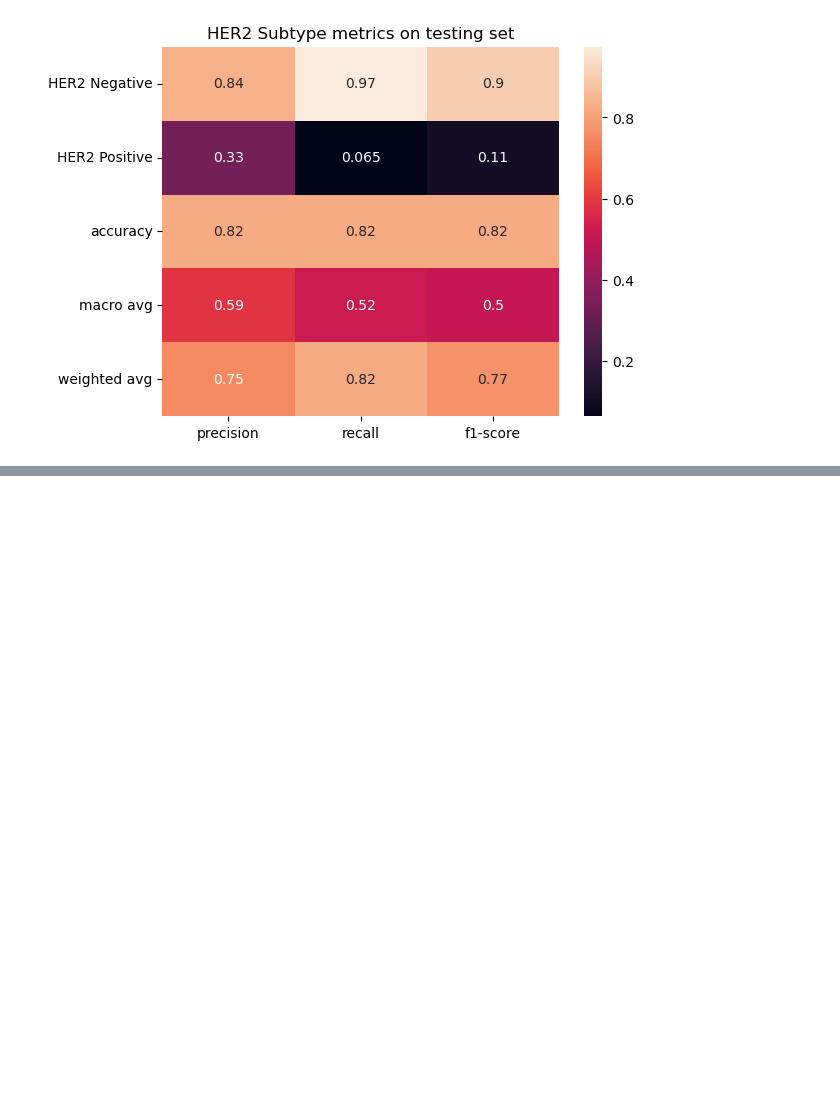
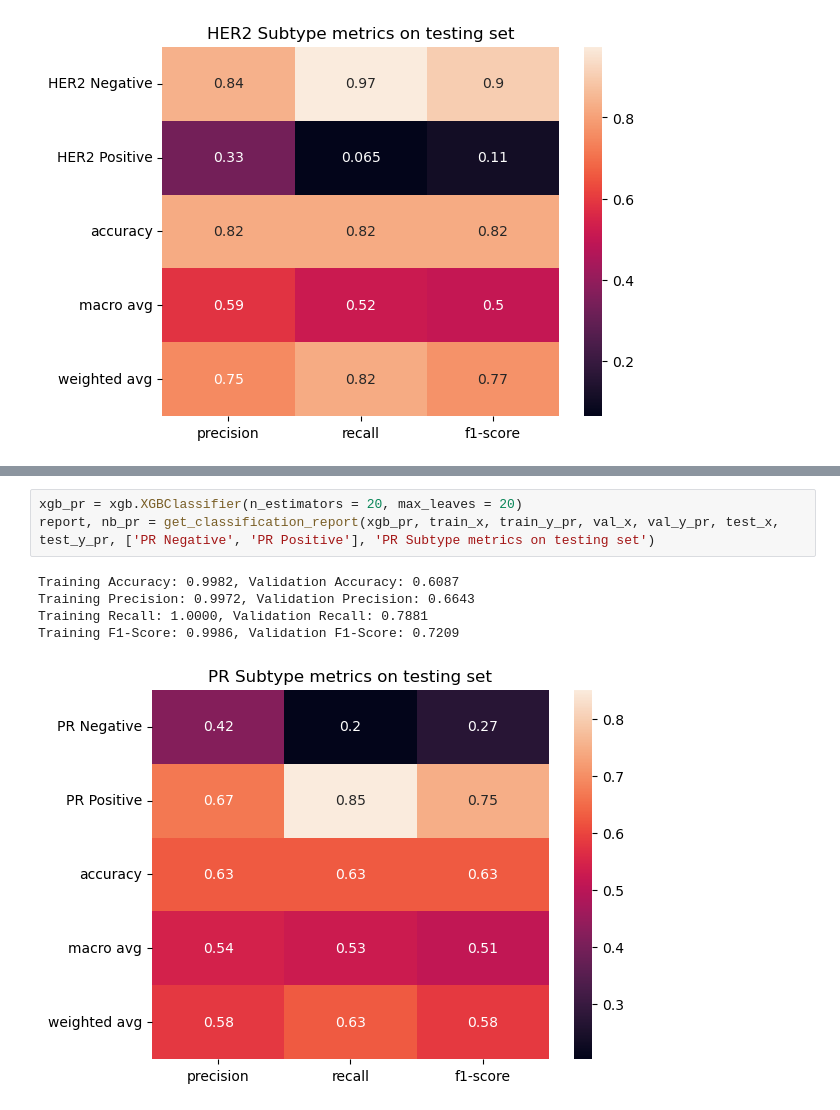
Before and after one commit to breast-cancer-detection-with-mri-images/Breast-Cancer-Subtype-from-MRI, a Jupyter notebook: modelling/ML models.ipynb, the cells around one changed output, grey strips where cells are left out. Cells and saved outputs as stored; diff of their text form; blank space fills up the shorter version.

```diff
--- a/modelling/ML models.ipynb
+++ b/modelling/ML models.ipynb
@@ -275,0 +287,9 @@ Training F1-Score: 0.9950, Validation F1-Score: 0.0571
+# %%
+xgb_pr = xgb.XGBClassifier(n_estimators = 20, max_leaves = 20)
+report, nb_pr = get_classification_report(xgb_pr, train_x, train_y_pr, val_x, val_y_pr, test_x, test_y_pr, ['PR Negative', 'PR Positive'], 'PR Subtype metrics on testing set')
+# %% [output]
+Training Accuracy: 0.9982, Validation Accuracy: 0.6087
+Training Precision: 0.9972, Validation Precision: 0.6643
+Training Recall: 1.0000, Validation Recall: 0.7881
+Training F1-Score: 0.9986, Validation F1-Score: 0.7209
+[figure, added]
```
Also changed, not shown: parts of 4 cells of this notebook.
